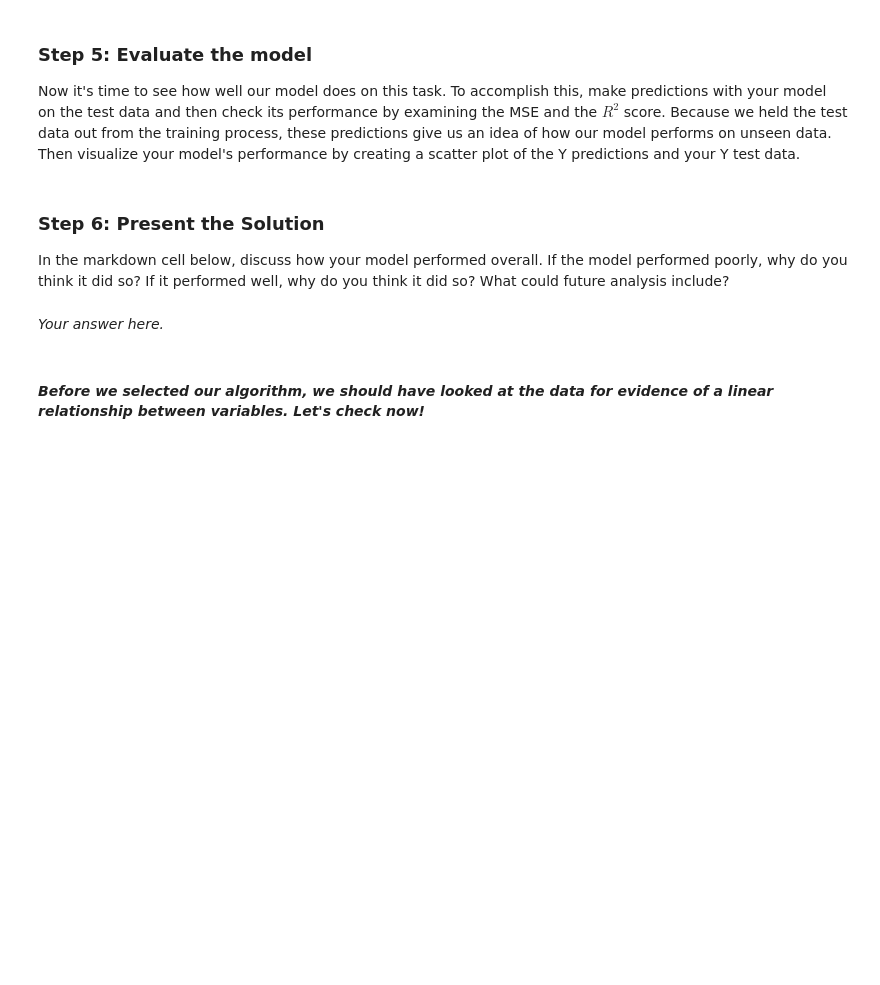
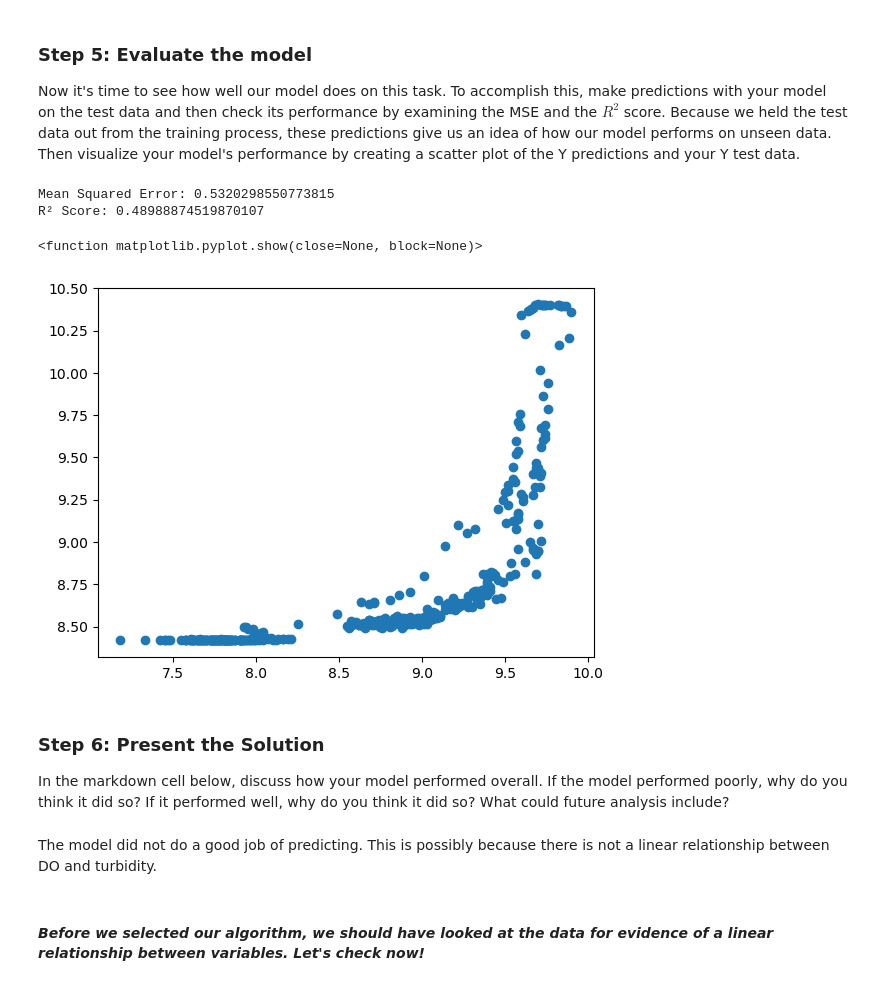
Before and after one commit to rfswick/EDS232-labs, a Jupyter notebook: Week1/Lab1-hurricane.ipynb, the cells around one changed output. Drawn from its saved outputs; the diff is of its cells as text; code cells hidden in the pictures; blank space fills up the shorter version.

```diff
--- a/Week1/Lab1-hurricane.ipynb
+++ b/Week1/Lab1-hurricane.ipynb
@@ -95,6 +95,6 @@ df.head(10)
 # %% [markdown]
 When you were exploring the data, you may have noticed that the column names aren't the cleanest. Update the column names to the following : `date`, `albany_DO`, `norrie_DO`, `albany_turbidity`, `norrie_turbidity` (**make sure your column names are in that order!!**).
 # %%
-
+df.columns = ("date", "albany_DO", "norrie_DO", "albany_turbidity", "norrie_turbidity")
 df # Check to make sure column names were updated
 # %% [output]
@@ -113,10 +125,10 @@ Select your data such that `albany_turbidity` is your feature or independent var
  **Use a test size of 0.33 and a random state of 42**.
 # %%
 # Select features and target
-X = ...
-Y = ...
+X = df[['albany_turbidity']]
+Y = df[['albany_DO']]
 
-X_train, X_test, Y_train, Y_test = ...
+X_train, X_test, Y_train, Y_test = train_test_split(X, Y, test_size=0.33, random_state=42)
 # %% [markdown]
 ### Step 4: Select your model
 
@@ -126,3 +138,4 @@ We are going to use linear regression to predict the turbidity in Albany. Is lin
 # %%
 # Initialize and fit the model
-model = ...
+model = LinearRegression()
+model.fit(X_train, Y_train)
@@ -132,21 +147,28 @@ model = ...
 Now it's time to see how well our model does on this task.  To accomplish this, make predictions with your model on the test data and then check its performance by examining the MSE and the $R^2$ score. Because we held the test data out from the training process, these predictions give us an idea of how our model performs on unseen data. Then visualize your model's performance by creating a scatter plot of the Y predictions and your Y test data.
 # %%
 # Make predictions
-Y_pred = ...
+Y_pred = model.predict(X_test)
 
 # Calculate evaluation metrics using scikit-learn's mean_squared_error and r2_score
-mse = ...
-r2 = ...
+mse = np.sqrt(mean_squared_error(Y_test, Y_pred))
+r2 = r2_score(Y_test, Y_pred)
 
 print(f"Mean Squared Error: {mse}")
 print(f"R² Score: {r2}")
 
 # Visualize predictions vs. actual values
+plt.scatter(Y_test, Y_pred)
+plt.show
+# %% [output]
+Mean Squared Error: 0.5320298550773815
+R² Score: 0.48988874519870107
+<function matplotlib.pyplot.show(close=None, block=None)>
+[figure, added]
 # %% [markdown]
 ### Step 6:  Present the Solution
 In the markdown cell below, discuss how your model performed overall. If the model performed poorly, why do you think it did so? If it performed well, why do you think it did so? What could future analysis include?
 # %% [markdown]
-*Your answer here.*
+The model did not do a good job of predicting. This is possibly because there is not a linear relationship between DO and turbidity.
 # %% [markdown]
 #### *Before we selected our algorithm, we should have looked at the data for evidence of a linear relationship between variables. Let's check now!*
 # %%
```
Also changed, not shown: parts of 8 cells of this notebook, 1 other file.
